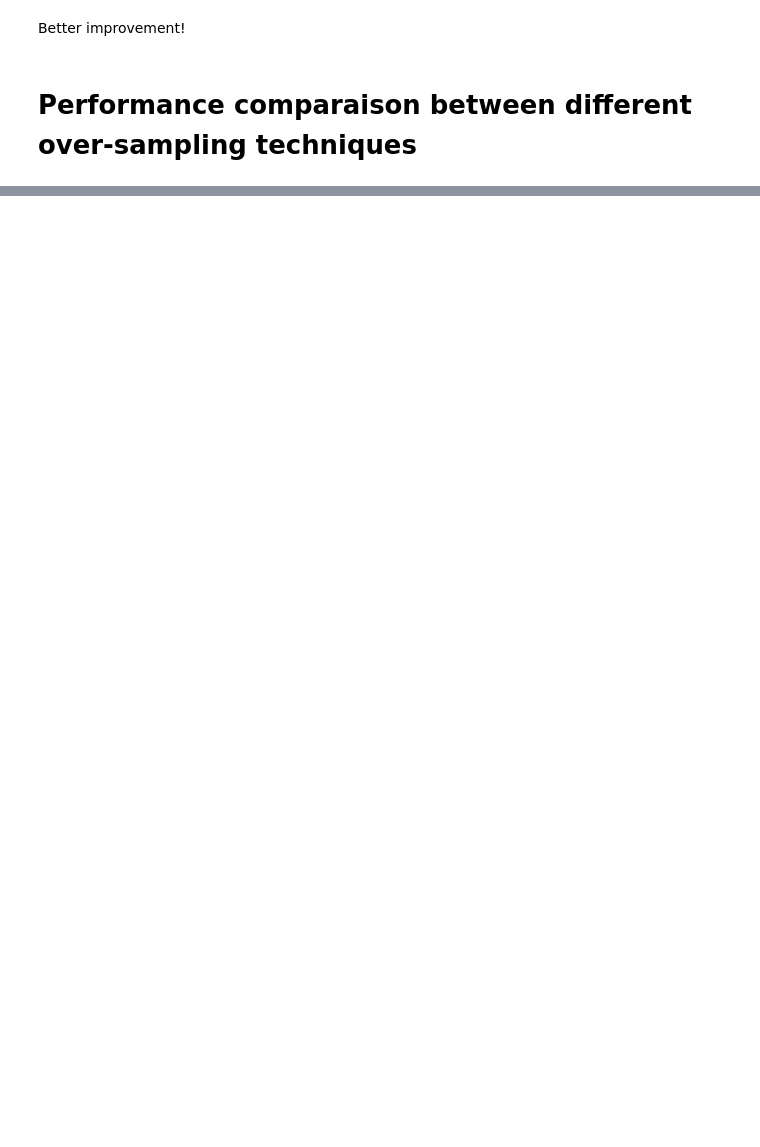
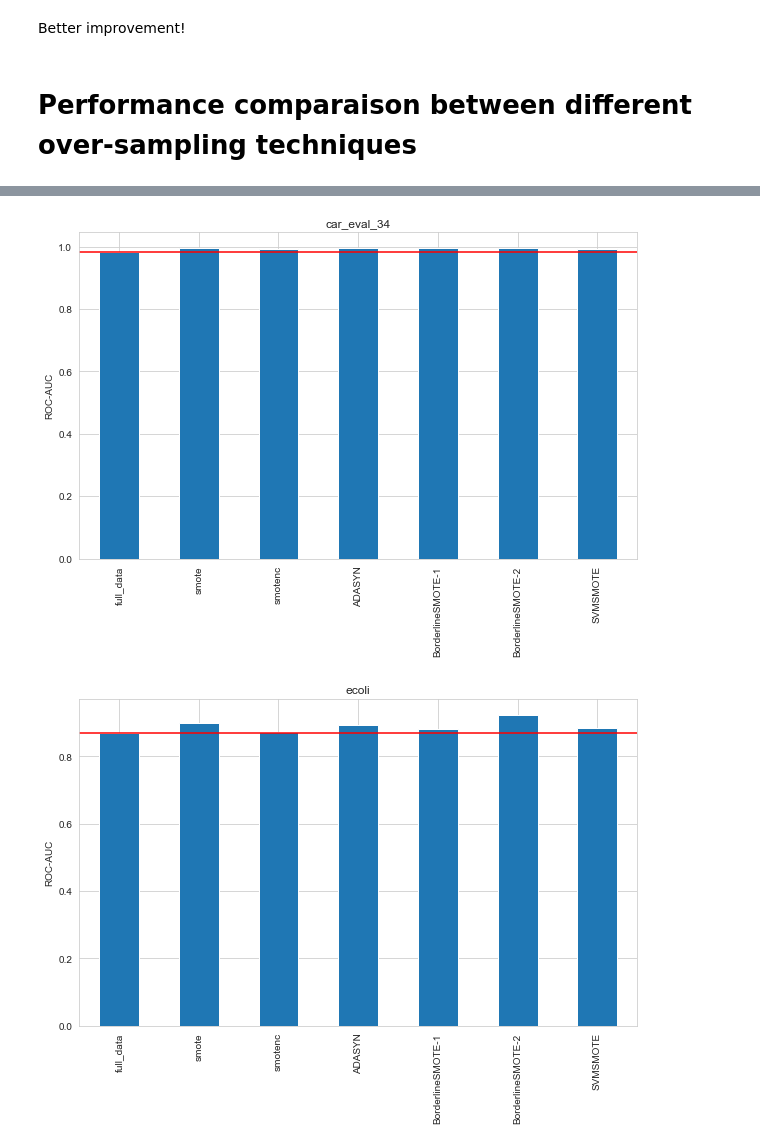
Before and after one commit to easypanda/deal-with-imbalance-data, a Jupyter notebook: OverSampling.ipynb, the cells around one changed output, grey strips where cells are left out. Saved outputs shown, nothing was run; the diff lists cells and outputs as text; code cells hidden in the pictures; blank space fills up the shorter version.

```diff
--- a/OverSampling.ipynb
+++ b/OverSampling.ipynb
@@ -929,0 +981,13 @@ from imblearn.datasets import fetch_datasets
+# %%
+datasets = [
+    "car_eval_34",
+    "ecoli",
+    "car_eval_4",
+    "wine_quality",
+    "coil_2000"
+]
+# %%
+for dataset in datasets:
+    print(f"Dataset name: {dataset}")
+    print(Counter(fetch_datasets()[dataset].target))
+    print("\n")
@@ -929,0 +1013,12 @@ from imblearn.datasets import fetch_datasets
+# %%
+def run_rf(X_train,X_test,y_train,y_test):
+
+    rf = RandomForestClassifier(n_jobs=-1, n_estimators=100,max_depth=3)
+    rf.fit(X_train,y_train)
+
+    y_pred = rf.predict_proba(X_test)[:,1]
+
+    print(f"ROC-AUC for the train set: {roc_auc_score(y_train,rf.predict_proba(X_train)[:,1])}")
+    print(f"ROC-AUC for the test set: {roc_auc_score(y_test,y_pred)}")
+
+    return roc_auc_score(y_test,y_pred)
@@ -929,0 +1093,11 @@ from imblearn.datasets import fetch_datasets
+# %%
+for dataset in datasets:
+    plt.figure(figsize=(10,6))
+    pd.Series(results_dic[dataset]).plot.bar()
+    plt.title(dataset)
+    plt.ylabel("ROC-AUC")
+    plt.axhline(results_dic[dataset]["full_data"],color="r")
+    plt.show()
+# %% [output]
+[figure, added]
+[figure, added]
```
Also changed, not shown: parts of 38 cells of this notebook.
